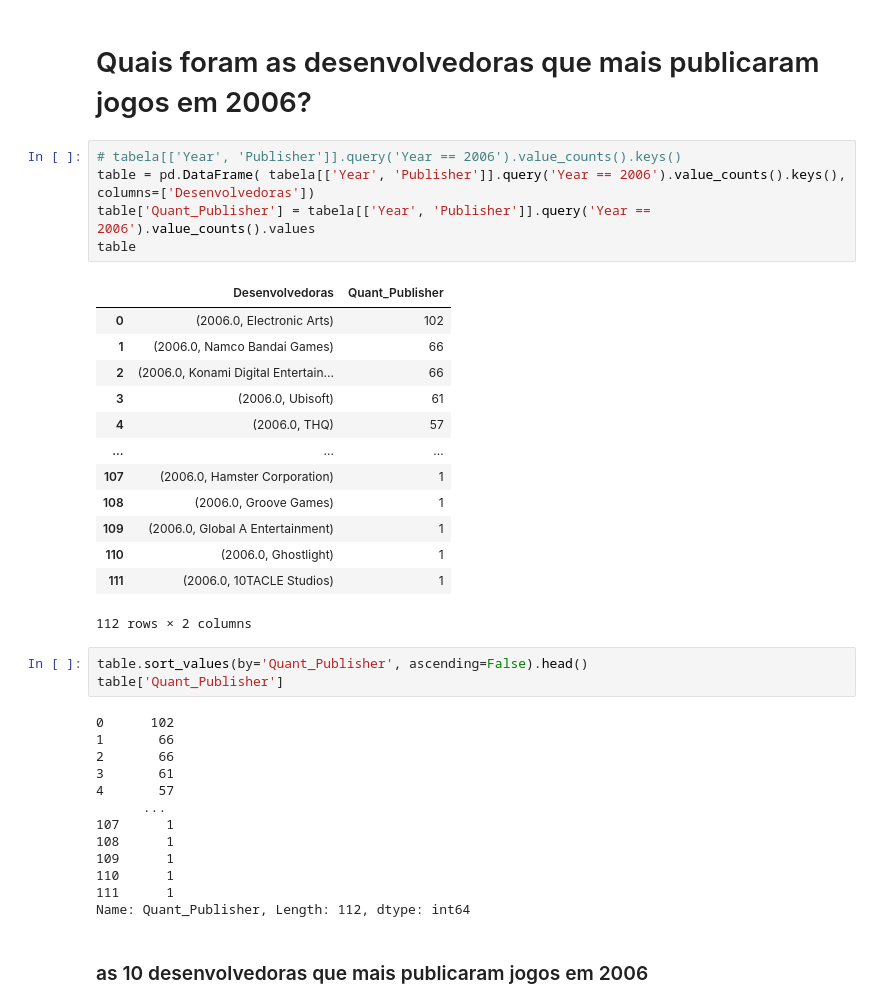
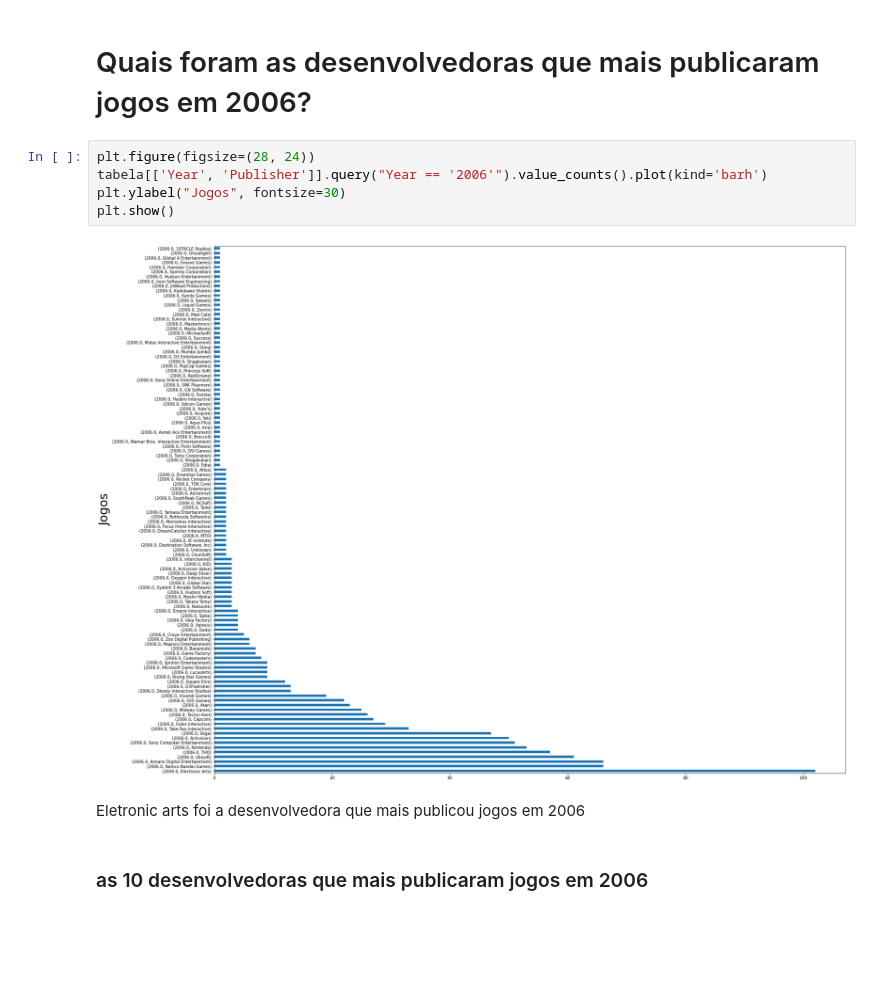
Before and after one commit to DevRaphael7/exercicios_matplotlib, a Jupyter notebook: 005 - Venda de jogos 1980 a 2016.ipynb, the cells around one changed output. Saved outputs shown, nothing was run; the diff lists cells and outputs as text; blank space fills up the shorter version.

```diff
--- a/005 - Venda de jogos 1980 a 2016.ipynb
+++ b/005 - Venda de jogos 1980 a 2016.ipynb
@@ -372,40 +372,14 @@ plt.grid(True)
 [figure]
 # %% [markdown]
 # Quais foram as desenvolvedoras que mais publicaram jogos em 2006?
-# %%
-# tabela[['Year', 'Publisher']].query('Year == 2006').value_counts().keys()
-table = pd.DataFrame( tabela[['Year', 'Publisher']].query('Year == 2006').value_counts().keys(), columns=['Desenvolvedoras'])
-table['Quant_Publisher'] = tabela[['Year', 'Publisher']].query('Year == 2006').value_counts().values
-table
-# %% [output]
-|  | Desenvolvedoras | Quant_Publisher |
-| 0 | (2006.0, Electronic Arts) | 102 |
-| 1 | (2006.0, Namco Bandai Games) | 66 |
-| 2 | (2006.0, Konami Digital Entertain... | 66 |
-| 3 | (2006.0, Ubisoft) | 61 |
-| 4 | (2006.0, THQ) | 57 |
-| ... | ... | ... |
-| 107 | (2006.0, Hamster Corporation) | 1 |
-| 108 | (2006.0, Groove Games) | 1 |
-| 109 | (2006.0, Global A Entertainment) | 1 |
-| 110 | (2006.0, Ghostlight) | 1 |
-| 111 | (2006.0, 10TACLE Studios) | 1 |
-112 rows × 2 columns
-# %%
-table.sort_values(by='Quant_Publisher', ascending=False).head()
-table['Quant_Publisher']
-# %% [output]
-0      102
-1       66
-2       66
-3       61
-4       57
-      ...
-107      1
-108      1
-109      1
-110      1
-111      1
-Name: Quant_Publisher, Length: 112, dtype: int64
+# %%
+plt.figure(figsize=(28, 24))
+tabela[['Year', 'Publisher']].query("Year == '2006'").value_counts().plot(kind='barh')
+plt.ylabel("Jogos", fontsize=30)
+plt.show()
+# %% [output]
+[figure, added]
+# %% [markdown]
+Eletronic arts foi a desenvolvedora que mais publicou jogos em 2006
 # %% [markdown]
 ### as 10 desenvolvedoras que mais publicaram jogos em 2006
```
Also changed, not shown: parts of 2 cells of this notebook, 1 other file.
